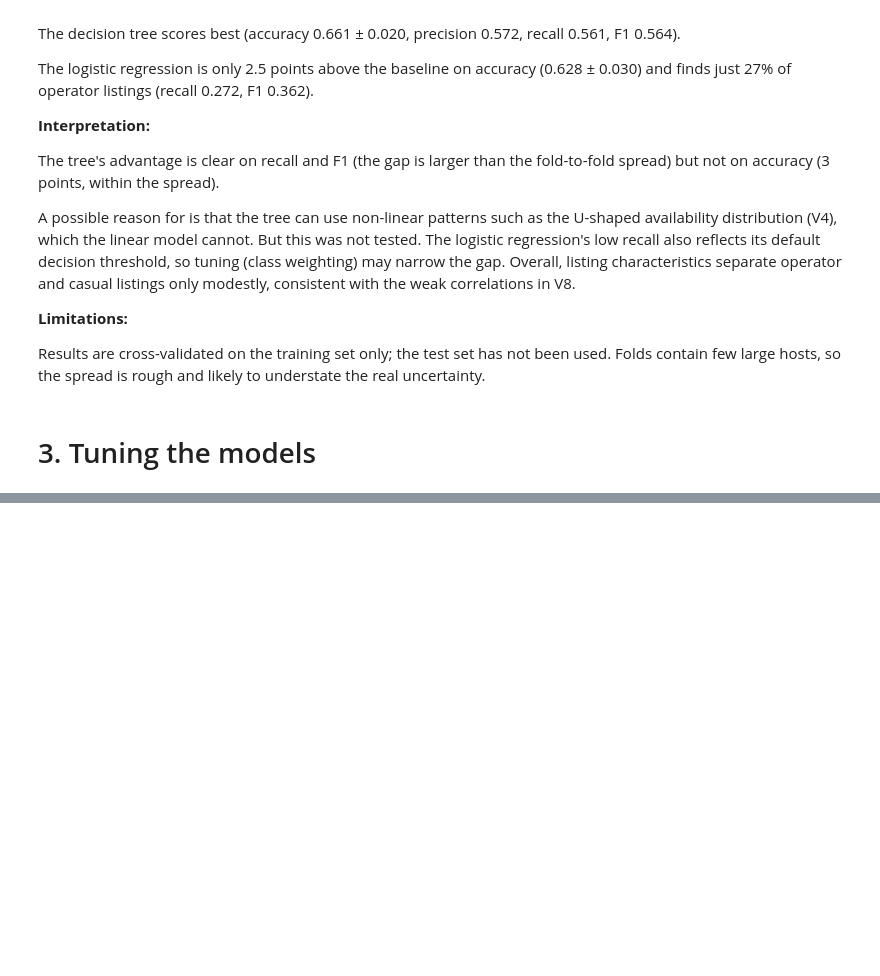
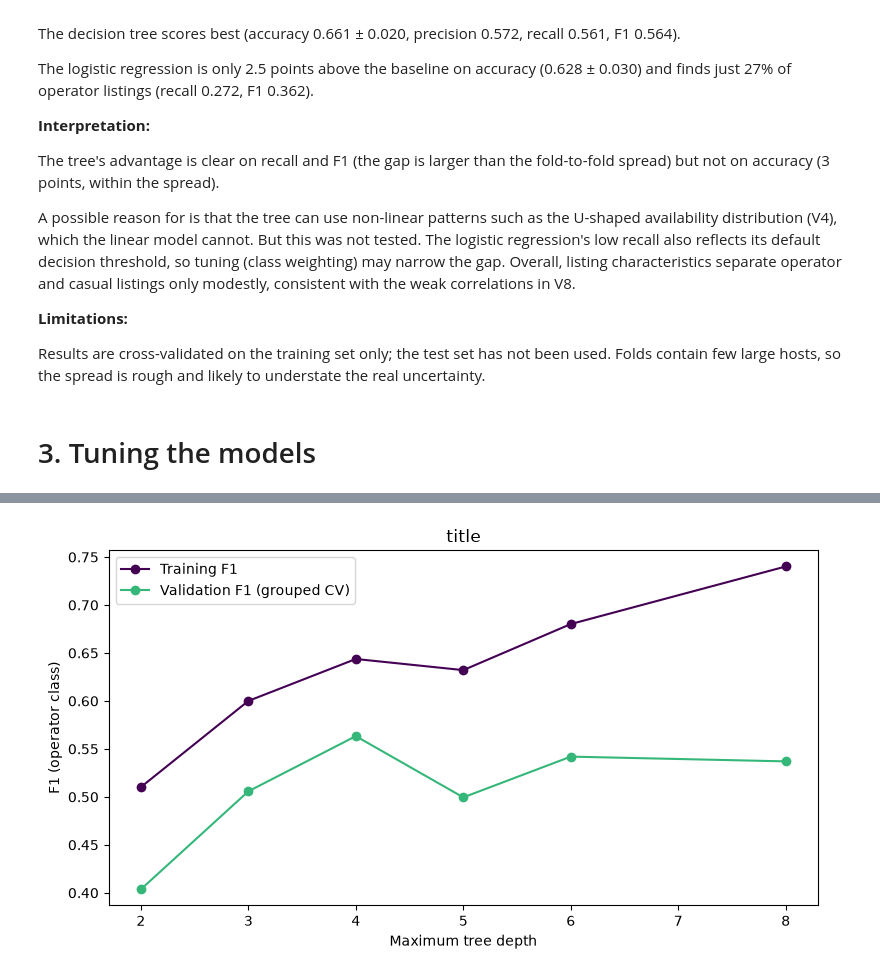
Before and after one commit to ColmHH/Mapping_Short_Let-Pressure_in_Bristol, a Jupyter notebook: jupyter_notebooks/bristol-short-let-analysis_ML.ipynb, the cells around one changed output, grey strips where cells are left out. Saved outputs shown, nothing was run; the diff lists cells and outputs as text; code cells hidden in the pictures; blank space fills up the shorter version.

```diff
--- a/jupyter_notebooks/bristol-short-let-analysis_ML.ipynb
+++ b/jupyter_notebooks/bristol-short-let-analysis_ML.ipynb
@@ -296,0 +302,19 @@ for name, gs in searches.items():
+# %%
+gs_tree = searches["Decision tree"]
+res = pd.DataFrame(gs_tree.cv_results_)
+best_leaf = gs_tree.best_params_["model__min_samples_leaf"]
+curve = res[res["param_model__min_samples_leaf"] == best_leaf].copy()
+curve["depth"] = curve["param_model__max_depth"].astype(int)
+curve = curve.sort_values("depth")
+
+fig, ax = plt.subplots(figsize=(8, 4.5))
+ax.plot(curve["depth"], curve["mean_train_score"], marker="o", color="#440154", label="Training F1")
+ax.plot(curve["depth"], curve["mean_test_score"], marker="o", color="#35b779", label="Validation F1 (grouped CV)")
+ax.set_xlabel("Maximum tree depth")
+ax.set_ylabel("F1 (operator class)")
+ax.set_title("title")
+ax.legend()
+plt.tight_layout()
+plt.show()
+# %% [output]
+[figure, added]
```
Also changed, not shown: parts of 1 cell of this notebook.
